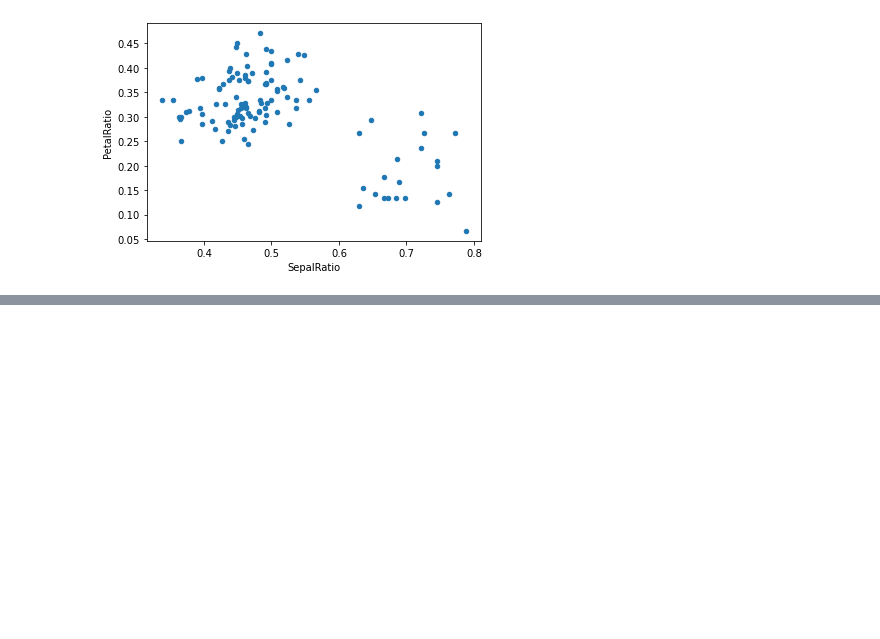
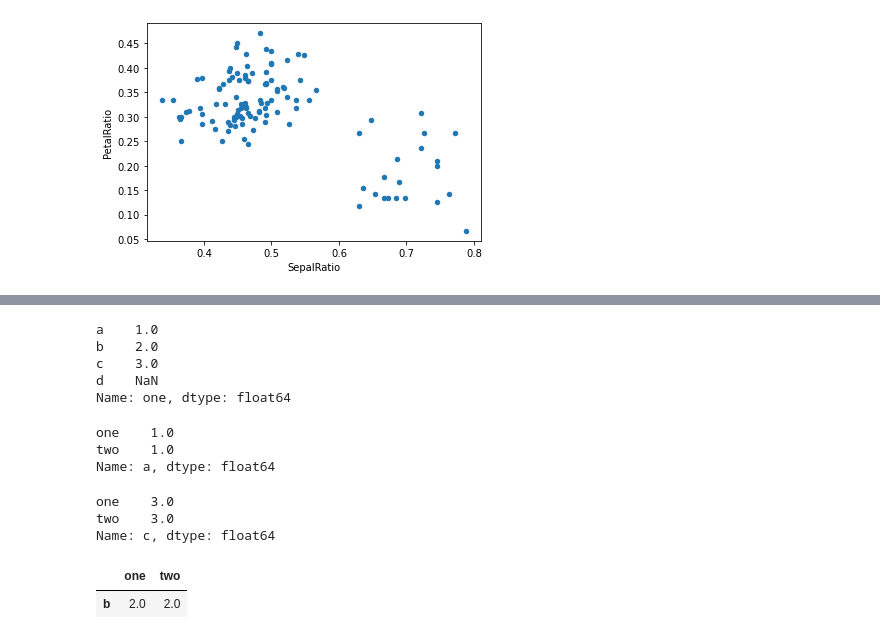
Before and after one commit to mangxiao2018/PandasSample, a Jupyter notebook: 100003-DataFrame.ipynb, the cells around one changed output, grey strips where cells are left out. Cells and saved outputs as stored; diff of their text form; code cells hidden in the pictures; blank space fills up the shorter version.

Commit message:
Indexing / selection

```diff
--- a/100003-DataFrame.ipynb
+++ b/100003-DataFrame.ipynb
@@ -318,0 +323,4 @@ iris.assign(sepal_ratio=lambda x: (x["SepalWidth"] / x["SepalLength"])).head()
+# %%
+d = {"one":pd.Series([1.0,2.0,3.0],index=["a","b","c"]),"two":pd.Series([1.0,2.0,3.0,4.0],index=["a","b","c","d"])}
+# %%
+df = pd.DataFrame(d)
@@ -318,0 +335,25 @@ iris.assign(sepal_ratio=lambda x: (x["SepalWidth"] / x["SepalLength"])).head()
+# %%
+df["one"]
+# %% [output]
+a    1.0
+b    2.0
+c    3.0
+d    NaN
+Name: one, dtype: float64
+# %%
+df.loc["a"]
+# %% [output]
+one    1.0
+two    1.0
+Name: a, dtype: float64
+# %%
+df.iloc[2] # index=2
+# %% [output]
+one    3.0
+two    3.0
+Name: c, dtype: float64
+# %%
+df[1:2]
+# %% [output]
+|  | one | two |
+| b | 2.0 | 2.0 |
```
Also changed, not shown: parts of 3 cells of this notebook.
